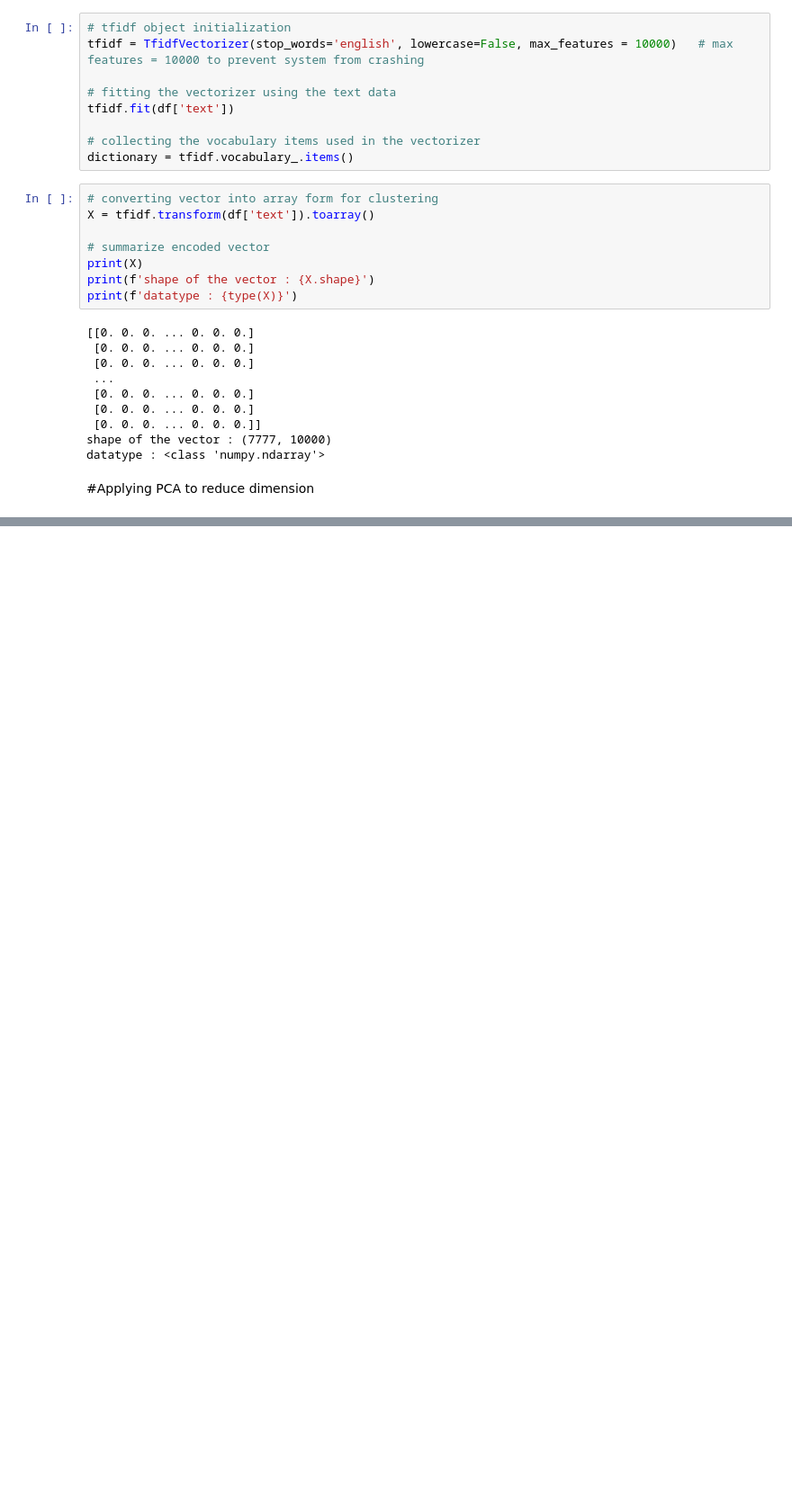
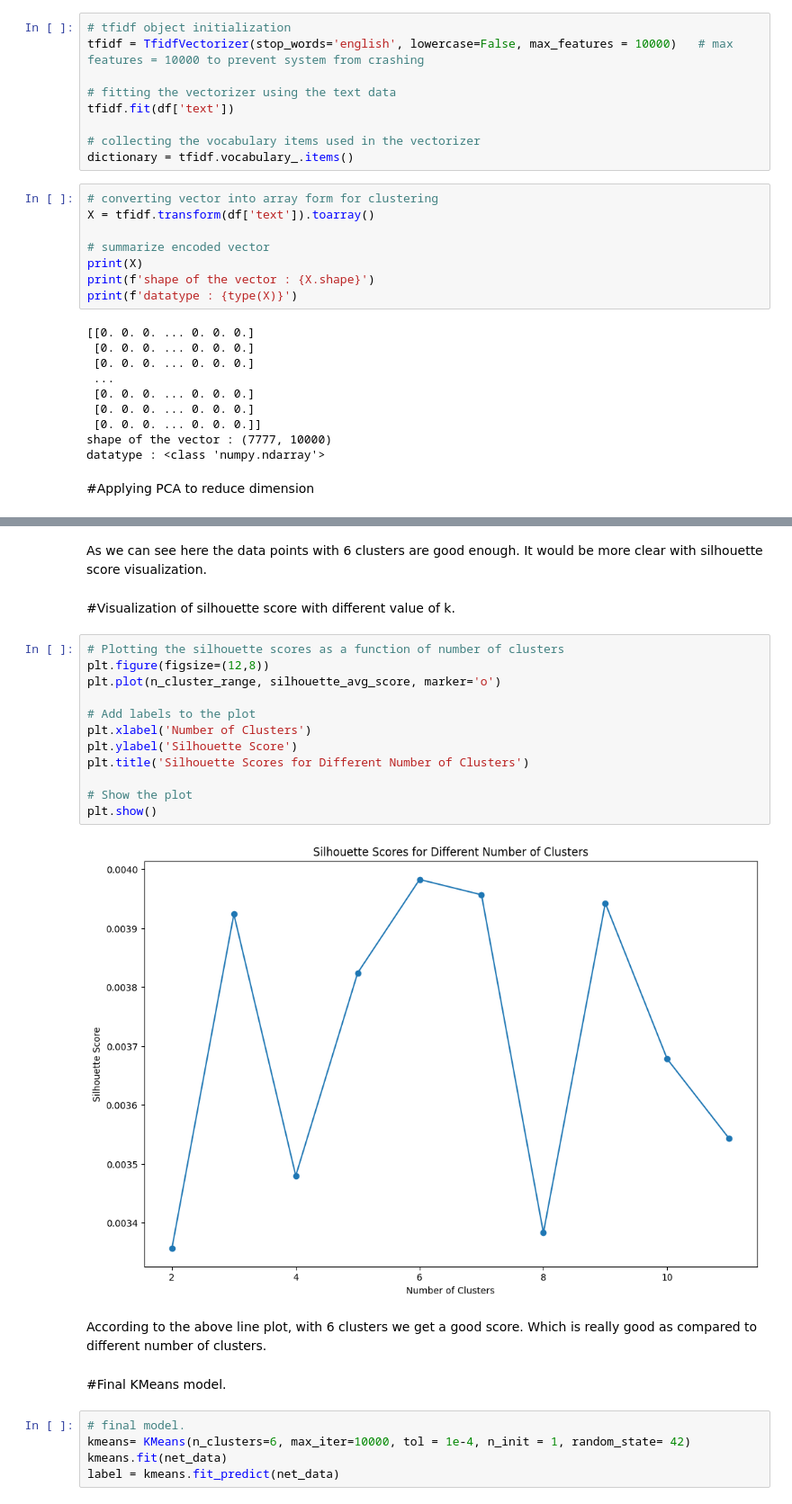
Before and after one commit to priyankadri/netflix_movies_tv_shows, a Jupyter notebook: netflix_movies_and_tv_shows.ipynb, the cells around one changed output, grey strips where cells are left out. Shown at 90% size. Saved outputs shown, nothing was run; the diff lists cells and outputs as text; blank space fills up the shorter version.

```diff
--- a/netflix_movies_and_tv_shows.ipynb
+++ b/netflix_movies_and_tv_shows.ipynb
@@ -793,0 +885,27 @@ plt.show()
+# %% [markdown]
+As we can see here the data points with 6 clusters are good enough. It would be more clear with silhouette score visualization.
+# %% [markdown]
+#Visualization of silhouette score with different value of k.
+# %%
+# Plotting the silhouette scores as a function of number of clusters
+plt.figure(figsize=(12,8))
+plt.plot(n_cluster_range, silhouette_avg_score, marker='o')
+
+# Add labels to the plot
+plt.xlabel('Number of Clusters')
+plt.ylabel('Silhouette Score')
+plt.title('Silhouette Scores for Different Number of Clusters')
+
+# Show the plot
+plt.show()
+# %% [output]
+[figure, added]
+# %% [markdown]
+According to the above line plot, with 6 clusters we get a good score. Which is really good as compared to different number of clusters.
+# %% [markdown]
+#Final KMeans model.
+# %%
+# final model.
+kmeans= KMeans(n_clusters=6, max_iter=10000, tol = 1e-4, n_init = 1, random_state= 42)
+kmeans.fit(net_data)
+label = kmeans.fit_predict(net_data)
```
Also changed, not shown: parts of 31 cells of this notebook.
